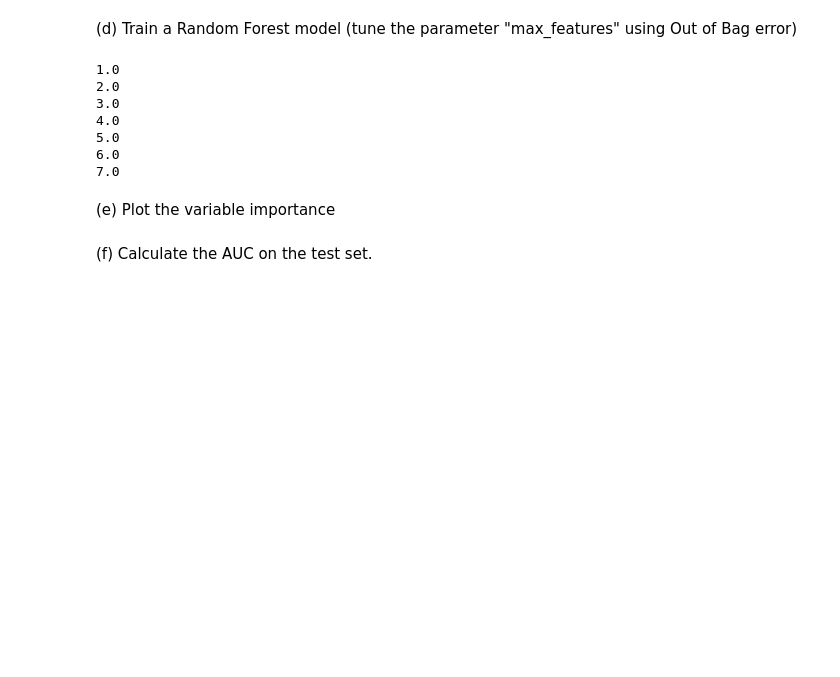
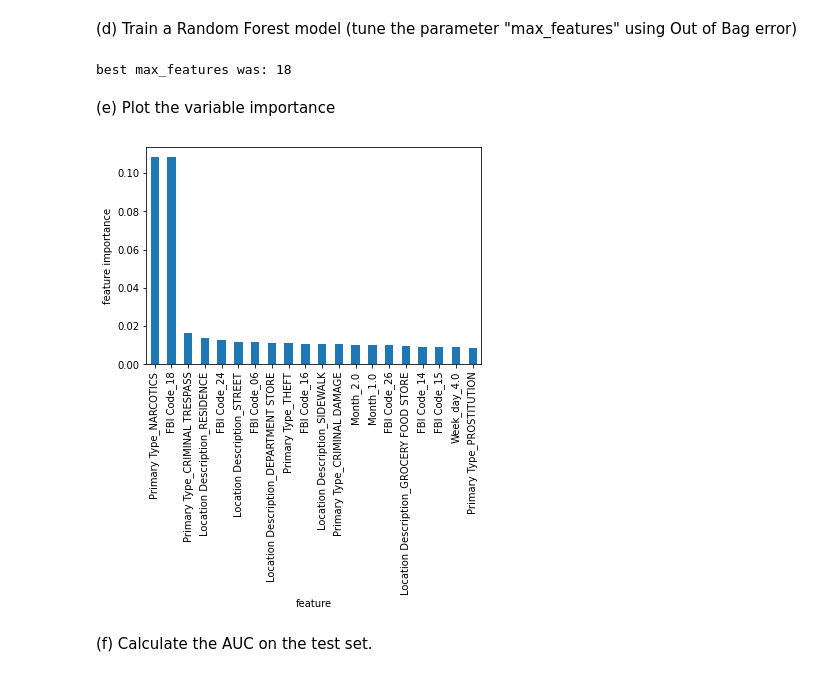
Before and after one commit to LiorSukman/machine-learning-for-ns-hw-repo, a Jupyter notebook: HW3/HW3_notebook.ipynb, the cells around one changed output. Drawn from its saved outputs; the diff is of its cells as text; code cells hidden in the pictures; blank space fills up the shorter version.

```diff
--- a/HW3/HW3_notebook.ipynb
+++ b/HW3/HW3_notebook.ipynb
@@ -162,7 +162,6 @@ best_param = None
 best_model = None
 
 for max_features in max_features_options:
-    print(max_features)
     random_forest = RandomForestClassifier(random_state = 0, oob_score = True, max_features = int(max_features))
     random_forest.fit(X_train, y_train)
     score = random_forest.oob_score_
@@ -171,21 +170,18 @@ for max_features in max_features_options:
         best_param = max_features
         best_model = random_forest
 
-y_predicted = best_model.predict(X_test)
+print("best max_features was: %d" % int(best_param))
 # %% [output]
-1.0
-2.0
-3.0
-4.0
-5.0
-6.0
-7.0
+best max_features was: 18
 # %% [markdown]
 (e) Plot the variable importance
 # %%
 feat_importances = pd.Series(best_model.feature_importances_, index=X_train.columns)
 _=feat_importances.nlargest(20).plot(kind='bar')
-_=plt.xlabel("feature importances")
+_=plt.ylabel("feature importance")
+_=plt.xlabel("feature")
+# %% [output]
+[figure, added]
 # %% [markdown]
 (f) Calculate the AUC on the test set.
 # %%
```
Also changed, not shown: parts of 2 cells of this notebook.
